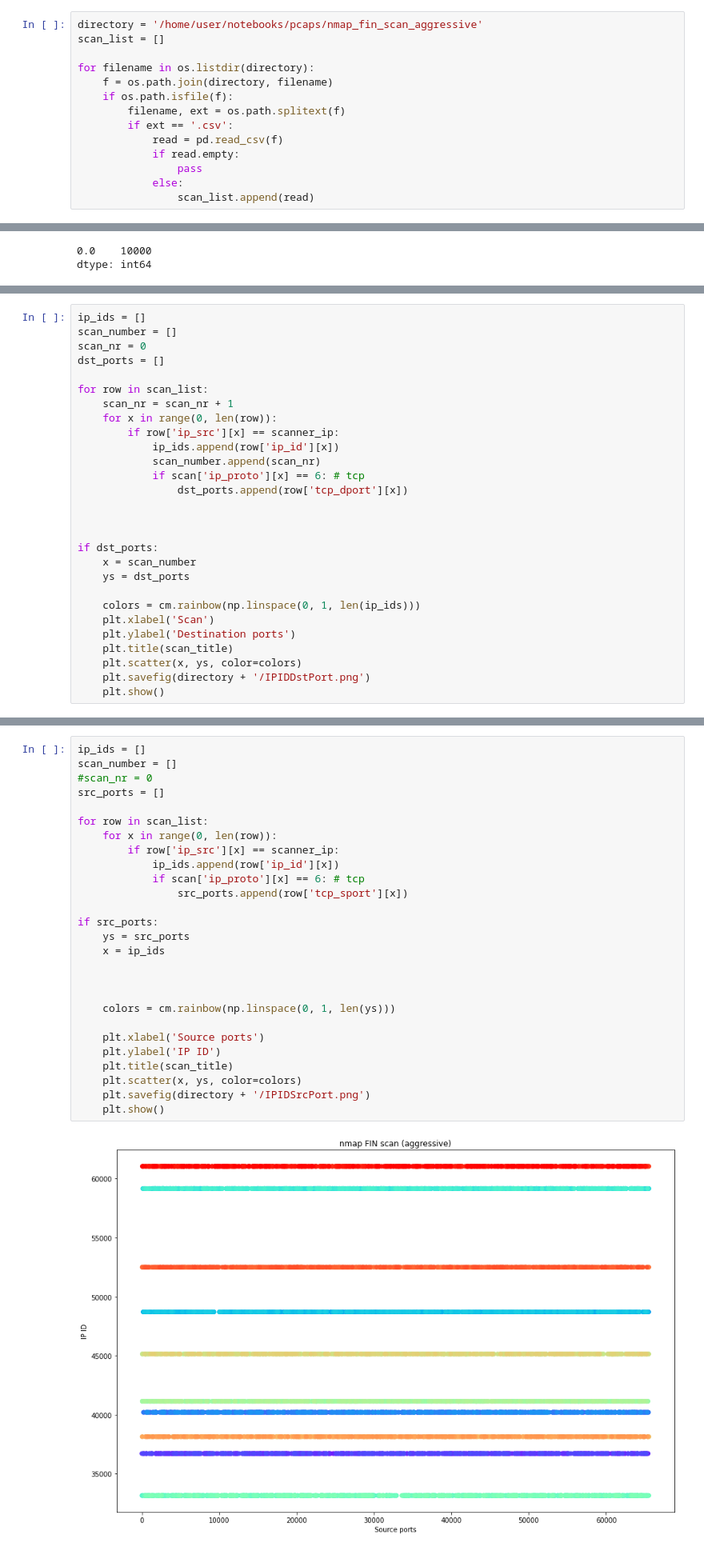
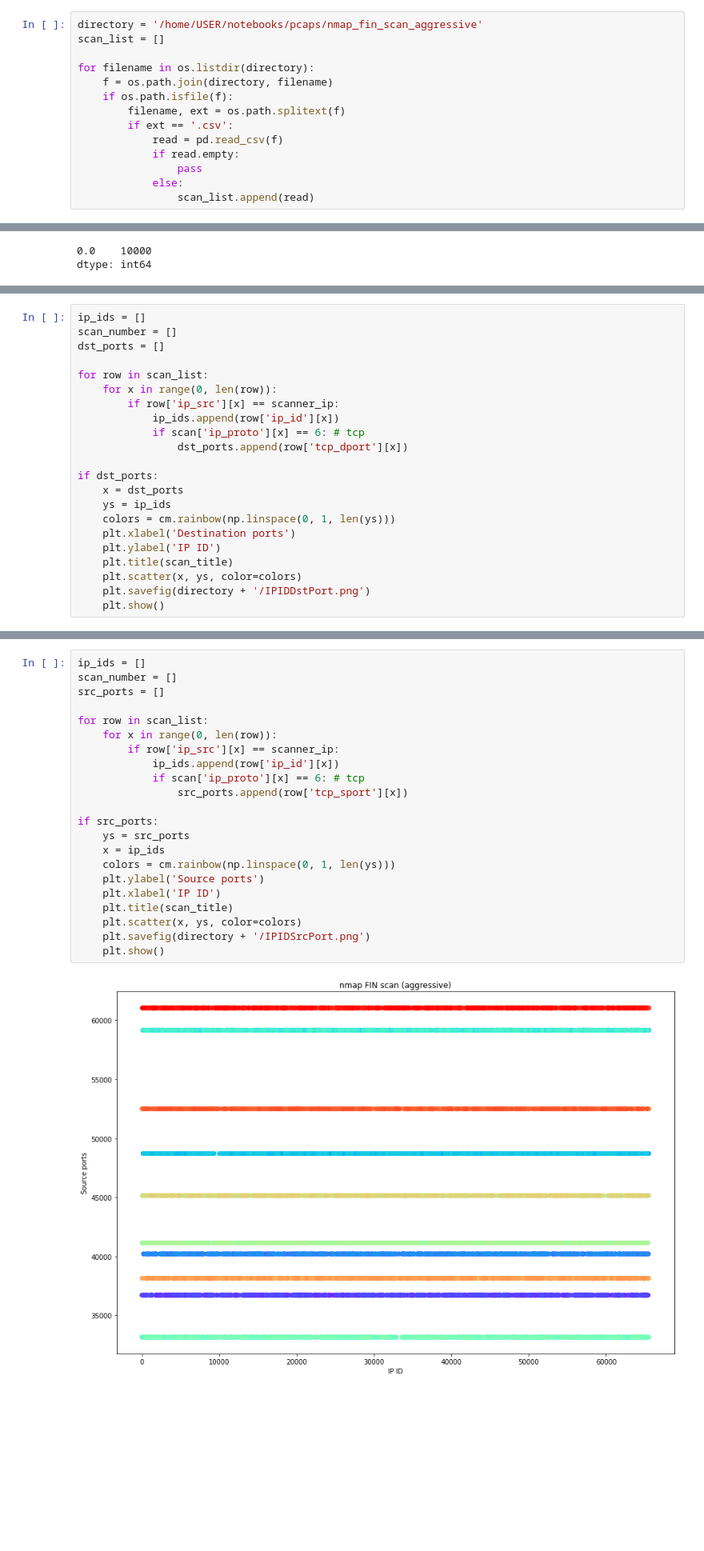
Before and after one commit to orjanj/nmap-pkg-generation-analysis, a Jupyter notebook: jupyter/nmap_fin_scan_aggressive.ipynb, the cells around one changed output, grey strips where cells are left out. Shown at 80% size. Cells and saved outputs as stored; diff of their text form; blank space fills up the shorter version.

```diff
--- a/jupyter/nmap_fin_scan_aggressive.ipynb
+++ b/jupyter/nmap_fin_scan_aggressive.ipynb
@@ -25,7 +25,7 @@ plt.rcParams["figure.figsize"] = (15,10)
 # %% [markdown]
 ###### Read data - output from 'process_pcap_with_payload.py'
 # %%
-directory = '/home/user/notebooks/pcaps/nmap_fin_scan_aggressive'
+directory = '/home/USER/notebooks/pcaps/nmap_fin_scan_aggressive'
 scan_list = []
 
 for filename in os.listdir(directory):
@@ -291,27 +291,21 @@ plt.show()
 # %%
 ip_ids = []
 scan_number = []
-scan_nr = 0
 dst_ports = []
 
 for row in scan_list:
-    scan_nr = scan_nr + 1
     for x in range(0, len(row)):
         if row['ip_src'][x] == scanner_ip:
             ip_ids.append(row['ip_id'][x])
-            scan_number.append(scan_nr)
             if scan['ip_proto'][x] == 6: # tcp
                 dst_ports.append(row['tcp_dport'][x])
 
-
-
 if dst_ports:
-    x = scan_number
-    ys = dst_ports
-
-    colors = cm.rainbow(np.linspace(0, 1, len(ip_ids)))
-    plt.xlabel('Scan')
-    plt.ylabel('Destination ports')
+    x = dst_ports
+    ys = ip_ids
+    colors = cm.rainbow(np.linspace(0, 1, len(ys)))
+    plt.xlabel('Destination ports')
+    plt.ylabel('IP ID')
     plt.title(scan_title)
     plt.scatter(x, ys, color=colors)
     plt.savefig(directory + '/IPIDDstPort.png')
@@ -321,32 +315,27 @@ if dst_ports:
 # %%
 ip_ids = []
 scan_number = []
-#scan_nr = 0
 src_ports = []
 
 for row in scan_list:
     for x in range(0, len(row)):
         if row['ip_src'][x] == scanner_ip:
             ip_ids.append(row['ip_id'][x])
             if scan['ip_proto'][x] == 6: # tcp
                 src_ports.append(row['tcp_sport'][x])
 
 if src_ports:
     ys = src_ports
     x = ip_ids
-
-
-
     colors = cm.rainbow(np.linspace(0, 1, len(ys)))
-
-    plt.xlabel('Source ports')
-    plt.ylabel('IP ID')
+    plt.ylabel('Source ports')
+    plt.xlabel('IP ID')
     plt.title(scan_title)
     plt.scatter(x, ys, color=colors)
     plt.savefig(directory + '/IPIDSrcPort.png')
     plt.show()
 # %% [output]
-[figure, old version]
+[figure, new version]
 # %% [markdown]
 ## Packet size
 Calculate 'Packet size' - note that this is only ip + udp/icmp/tcp (no ethernet header included in the calculation)
```
Also changed, not shown: parts of 1 cell of this notebook, 29 other files.
